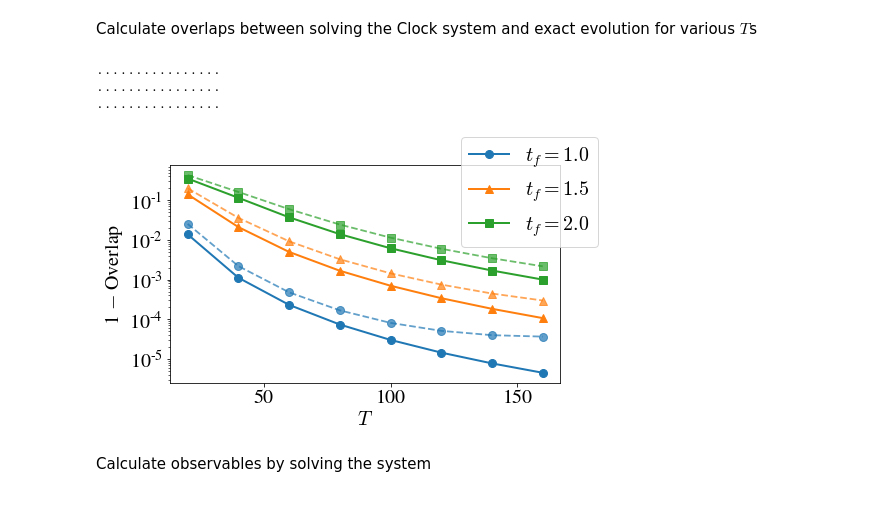
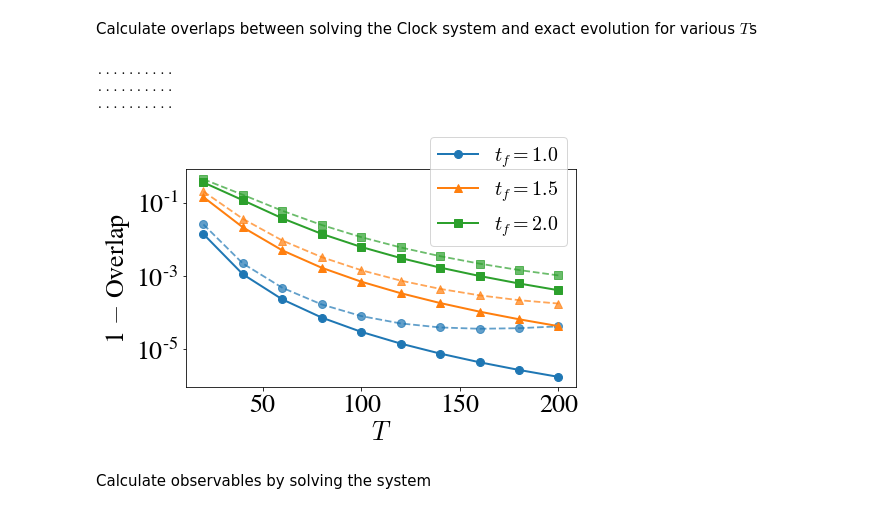
Before and after one commit to stavros11/Time-Evolution, a Jupyter notebook: ed.ipynb, the cells around one changed output. Cells and saved outputs as stored; diff of their text form; code cells hidden in the pictures.

Commit message:
New plots

```diff
--- a/ed.ipynb
+++ b/ed.ipynb
@@ -20,7 +20,7 @@ plt.show()
 # %% [markdown]
 Calculate overlaps between solving the Clock system and exact evolution for various $T$s
 # %%
-n_sites = 4
+n_sites = 6
 time_steps = 30
 h_init = 1.0
 h_ev = 0.5
@@ -31,7 +31,7 @@ dt = t[1] - t[0]
 ham = utils.tfim_hamiltonian(n_sites, h=h_ev)
 exact_state, obs = utils.tfim_exact_evolution(n_sites, t[-1], time_steps, h0=h_init, h=h_ev)
 
-T_list = np.arange(20, 340, 20)
+T_list = np.arange(20, 220, 20)
 t_final_list = [1.0, 1.5, 2.0]
 
 overlaps = []
@@ -50,22 +50,22 @@ for t_final in t_final_list:
         overlaps[-1][k] = np.array(overlaps[-1][k])
     print()
 # %% [output]
-................
-................
-................
+..........
+..........
+..........
 # %%
 plt.figure(figsize=(7, 4))
 markers = ["o", "^", "s"]
 for i, t_final in enumerate(t_final_list):
     plt.semilogy(T_list, 1 - overlaps[i]["averaged"], marker=markers[i], linewidth=2.0, markersize=8, color=cp[i], label="$t_f=%.1f$"%t_final)
     plt.semilogy(T_list, 1 - overlaps[i]["full"], "--", marker=markers[i], linewidth=1.8, markersize=8, color=cp[i], alpha=0.7)
 plt.xlabel("$T$")
 plt.ylabel("1 $-$ Overlap")
-plt.legend(loc="lower left", bbox_to_anchor=(0.72, 0.58), fontsize=20)
-plt.show()
-#plt.savefig("ed_overlaps_steps.pdf", bbox_inches='tight')
+plt.legend(loc="lower left", bbox_to_anchor=(0.6, 0.6), fontsize=20)
+#plt.show()
+plt.savefig("ed_overlaps_steps.pdf", bbox_inches='tight')
 # %% [output]
-[figure, old version]
+[figure, new version]
 # %%
 plt.figure(figsize=(7, 4))
 markers = ["o", "^", "s"]
```
Also changed, not shown: parts of 3 cells of this notebook, 1 other file.
